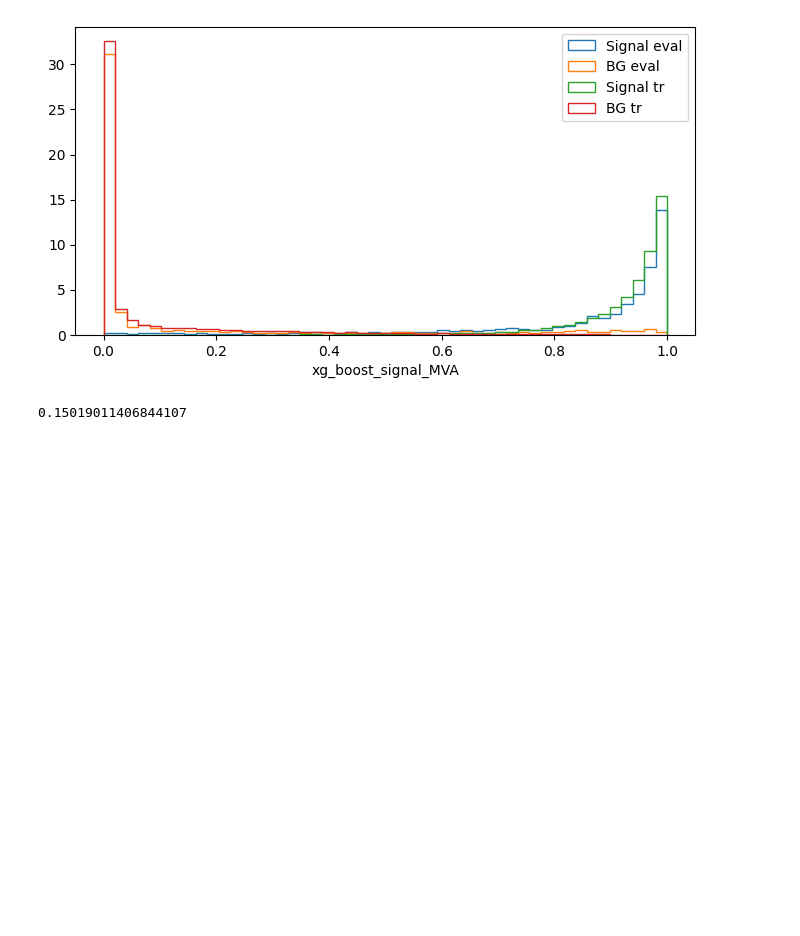
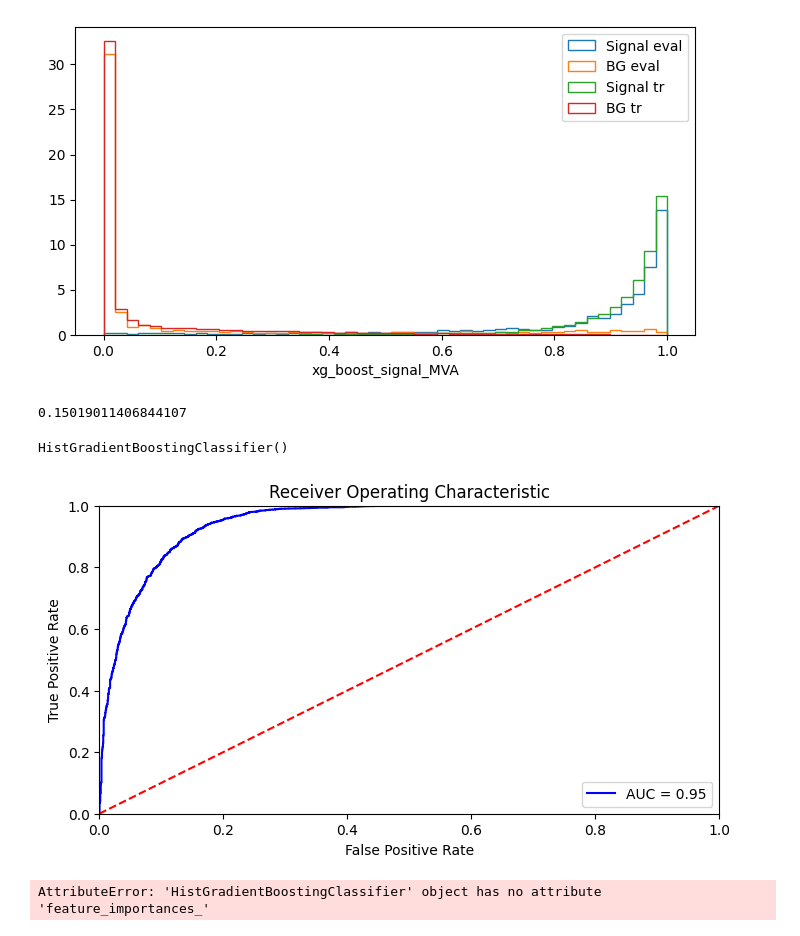
Before and after one commit to javeser/Trabajo-Fin-Master, a Jupyter notebook: catboot_model.ipynb, the cells around one changed output. Drawn from its saved outputs; the diff is of its cells as text; code cells hidden in the pictures; blank space fills up the shorter version.

```diff
--- a/catboot_model.ipynb
+++ b/catboot_model.ipynb
@@ -331,3 +331,41 @@ x = 0.5
 len(X_eval_copy.query(f'(xg_boost_signal_MVA > {x}) & not SIGNAL'))/len(X_eval_copy.query('(not SIGNAL)'))
 # %% [output]
 0.15019011406844107
+# %%
+#from xgboost import XGBClassifier
+#bst = XGBClassifier(n_estimators=100, max_depth=6, objective='binary:logistic',verbosity=2)
+#bst.fit(X_tr, y_tr_clean)
+
+from sklearn.ensemble import HistGradientBoostingClassifier
+clf = clf = HistGradientBoostingClassifier()
+clf.fit(X_tr, y_tr_clean)
+# %% [output]
+HistGradientBoostingClassifier()
+# %%
+import sklearn.metrics as metrics
+probs = clf.predict_proba(X_eval)
+preds = probs[:,1]
+fpr, tpr, threshold = metrics.roc_curve(y_eval, preds)
+roc_auc = metrics.auc(fpr, tpr)
+
+import matplotlib.pyplot as plt
+plt.title('Receiver Operating Characteristic')
+plt.plot(fpr, tpr, 'b', label = 'AUC = %0.2f' % roc_auc)
+plt.legend(loc = 'lower right')
+plt.plot([0, 1], [0, 1],'r--')
+plt.xlim([0, 1])
+plt.ylim([0, 1])
+plt.ylabel('True Positive Rate')
+plt.xlabel('False Positive Rate')
+plt.show()
+# %% [output]
+[figure, added]
+# %%
+sorted_feature_importance = clf.feature_importances_.argsort()
+plt.rcParams["figure.figsize"] = (8,4)
+plt.barh(X_eval.columns[sorted_feature_importance],
+        clf.feature_importances_[sorted_feature_importance],
+        color='turquoise')
+plt.xlabel("Scikit-learn Feature Importance")
+# %% [output]
+AttributeError: 'HistGradientBoostingClassifier' object has no attribute 'feature_importances_'
```
Also changed, not shown: parts of 10 cells of this notebook.
